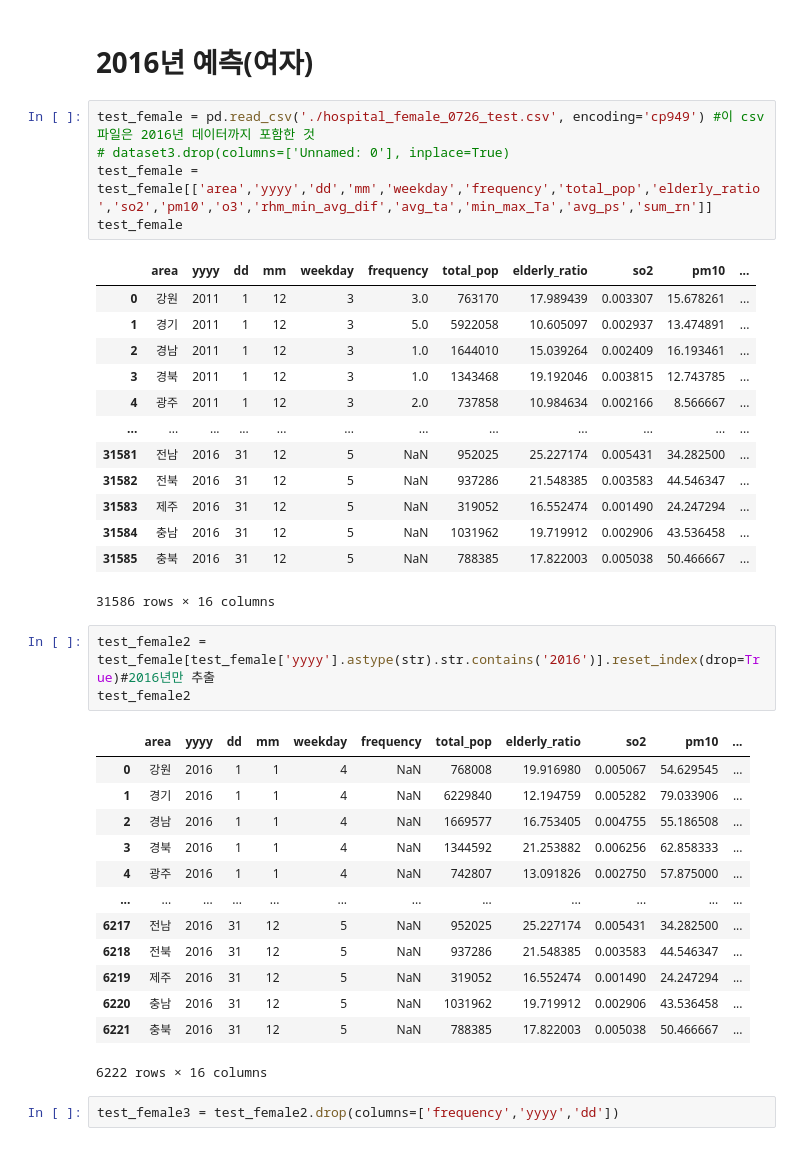
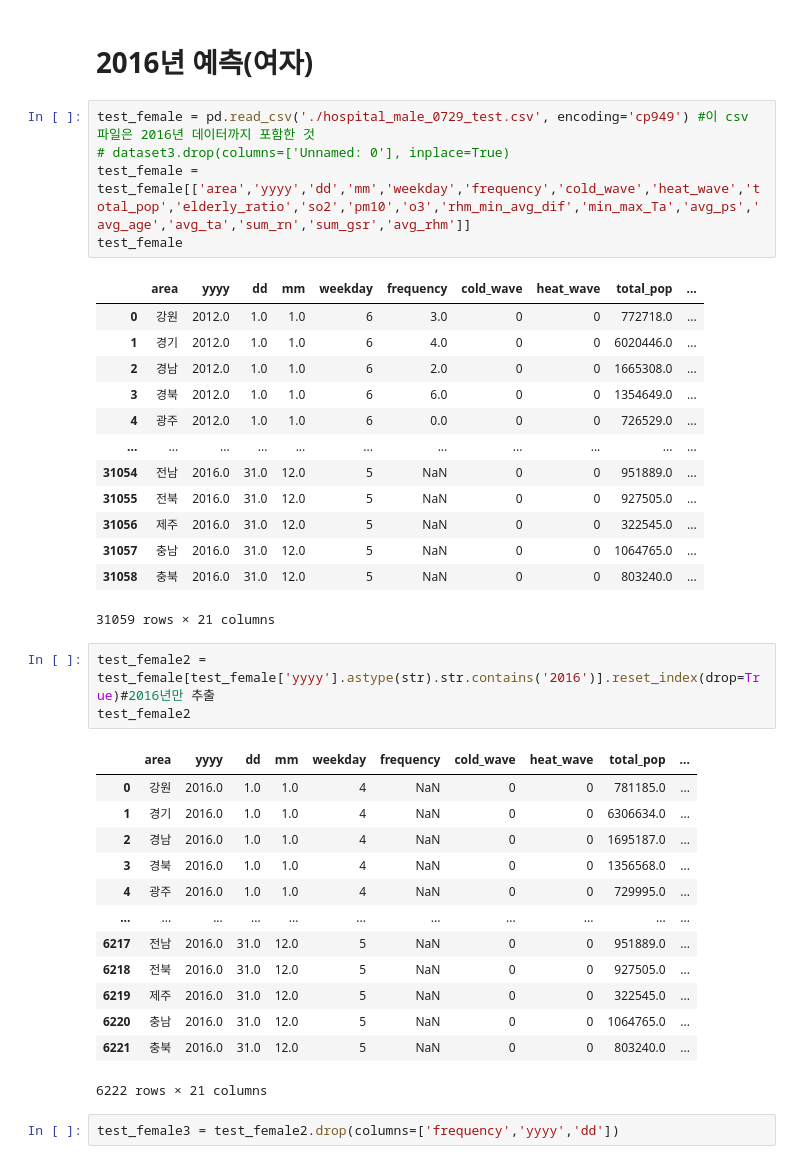
Before and after one commit to leech2193/weather_hospital_sowhat, a Jupyter notebook: 20220728_verification_changhun.ipynb, the cells around one changed output. Drawn from its saved outputs; the diff is of its cells as text.

```diff
--- a/20220728_verification_changhun.ipynb
+++ b/20220728_verification_changhun.ipynb
@@ -248,41 +299,41 @@ prediction_male[['Label']]
 # %% [markdown]
 # 2016년 예측(여자)
 # %%
-test_female = pd.read_csv('./hospital_female_0726_test.csv', encoding='cp949') #이 csv 파일은 2016년 데이터까지 포함한 것
+test_female = pd.read_csv('./hospital_male_0729_test.csv', encoding='cp949') #이 csv 파일은 2016년 데이터까지 포함한 것
 # dataset3.drop(columns=['Unnamed: 0'], inplace=True)
-test_female = test_female[['area','yyyy','dd','mm','weekday','frequency','total_pop','elderly_ratio','so2','pm10','o3','rhm_min_avg_dif','avg_ta','min_max_Ta','avg_ps','sum_rn']]
+test_female = test_female[['area','yyyy','dd','mm','weekday','frequency','cold_wave','heat_wave','total_pop','elderly_ratio','so2','pm10','o3','rhm_min_avg_dif','min_max_Ta','avg_ps','avg_age','avg_ta','sum_rn','sum_gsr','avg_rhm']]
 test_female
 # %% [output]
-|  | area | yyyy | dd | mm | weekday | frequency | total_pop | elderly_ratio | so2 | pm10 | ... |
-| 0 | 강원 | 2011 | 1 | 12 | 3 | 3.0 | 763170 | 17.989439 | 0.003307 | 15.678261 | ... |
-| 1 | 경기 | 2011 | 1 | 12 | 3 | 5.0 | 5922058 | 10.605097 | 0.002937 | 13.474891 | ... |
-| 2 | 경남 | 2011 | 1 | 12 | 3 | 1.0 | 1644010 | 15.039264 | 0.002409 | 16.193461 | ... |
-| 3 | 경북 | 2011 | 1 | 12 | 3 | 1.0 | 1343468 | 19.192046 | 0.003815 | 12.743785 | ... |
-| 4 | 광주 | 2011 | 1 | 12 | 3 | 2.0 | 737858 | 10.984634 | 0.002166 | 8.566667 | ... |
-| ... | ... | ... | ... | ... | ... | ... | ... | ... | ... | ... | ... |
-| 31581 | 전남 | 2016 | 31 | 12 | 5 | NaN | 952025 | 25.227174 | 0.005431 | 34.282500 | ... |
-| 31582 | 전북 | 2016 | 31 | 12 | 5 | NaN | 937286 | 21.548385 | 0.003583 | 44.546347 | ... |
-| 31583 | 제주 | 2016 | 31 | 12 | 5 | NaN | 319052 | 16.552474 | 0.001490 | 24.247294 | ... |
-| 31584 | 충남 | 2016 | 31 | 12 | 5 | NaN | 1031962 | 19.719912 | 0.002906 | 43.536458 | ... |
-| 31585 | 충북 | 2016 | 31 | 12 | 5 | NaN | 788385 | 17.822003 | 0.005038 | 50.466667 | ... |
+|  | area | yyyy | dd | mm | weekday | frequency | cold_wave | heat_wave | total_pop | ... |
+| 0 | 강원 | 2012.0 | 1.0 | 1.0 | 6 | 3.0 | 0 | 0 | 772718.0 | ... |
+| 1 | 경기 | 2012.0 | 1.0 | 1.0 | 6 | 4.0 | 0 | 0 | 6020446.0 | ... |
+| 2 | 경남 | 2012.0 | 1.0 | 1.0 | 6 | 2.0 | 0 | 0 | 1665308.0 | ... |
+| 3 | 경북 | 2012.0 | 1.0 | 1.0 | 6 | 6.0 | 0 | 0 | 1354649.0 | ... |
+| 4 | 광주 | 2012.0 | 1.0 | 1.0 | 6 | 0.0 | 0 | 0 | 726529.0 | ... |
+| ... | ... | ... | ... | ... | ... | ... | ... | ... | ... | ... |
+| 31054 | 전남 | 2016.0 | 31.0 | 12.0 | 5 | NaN | 0 | 0 | 951889.0 | ... |
+| 31055 | 전북 | 2016.0 | 31.0 | 12.0 | 5 | NaN | 0 | 0 | 927505.0 | ... |
+| 31056 | 제주 | 2016.0 | 31.0 | 12.0 | 5 | NaN | 0 | 0 | 322545.0 | ... |
+| 31057 | 충남 | 2016.0 | 31.0 | 12.0 | 5 | NaN | 0 | 0 | 1064765.0 | ... |
+| 31058 | 충북 | 2016.0 | 31.0 | 12.0 | 5 | NaN | 0 | 0 | 803240.0 | ... |
-31586 rows × 16 columns
+31059 rows × 21 columns
 # %%
 test_female2 = test_female[test_female['yyyy'].astype(str).str.contains('2016')].reset_index(drop=True)#2016년만 추출
 test_female2
 # %% [output]
-|  | area | yyyy | dd | mm | weekday | frequency | total_pop | elderly_ratio | so2 | pm10 | ... |
-| 0 | 강원 | 2016 | 1 | 1 | 4 | NaN | 768008 | 19.916980 | 0.005067 | 54.629545 | ... |
-| 1 | 경기 | 2016 | 1 | 1 | 4 | NaN | 6229840 | 12.194759 | 0.005282 | 79.033906 | ... |
-| 2 | 경남 | 2016 | 1 | 1 | 4 | NaN | 1669577 | 16.753405 | 0.004755 | 55.186508 | ... |
-| 3 | 경북 | 2016 | 1 | 1 | 4 | NaN | 1344592 | 21.253882 | 0.006256 | 62.858333 | ... |
-| 4 | 광주 | 2016 | 1 | 1 | 4 | NaN | 742807 | 13.091826 | 0.002750 | 57.875000 | ... |
-| ... | ... | ... | ... | ... | ... | ... | ... | ... | ... | ... | ... |
-| 6217 | 전남 | 2016 | 31 | 12 | 5 | NaN | 952025 | 25.227174 | 0.005431 | 34.282500 | ... |
-| 6218 | 전북 | 2016 | 31 | 12 | 5 | NaN | 937286 | 21.548385 | 0.003583 | 44.546347 | ... |
-| 6219 | 제주 | 2016 | 31 | 12 | 5 | NaN | 319052 | 16.552474 | 0.001490 | 24.247294 | ... |
-| 6220 | 충남 | 2016 | 31 | 12 | 5 | NaN | 1031962 | 19.719912 | 0.002906 | 43.536458 | ... |
-| 6221 | 충북 | 2016 | 31 | 12 | 5 | NaN | 788385 | 17.822003 | 0.005038 | 50.466667 | ... |
+|  | area | yyyy | dd | mm | weekday | frequency | cold_wave | heat_wave | total_pop | ... |
+| 0 | 강원 | 2016.0 | 1.0 | 1.0 | 4 | NaN | 0 | 0 | 781185.0 | ... |
+| 1 | 경기 | 2016.0 | 1.0 | 1.0 | 4 | NaN | 0 | 0 | 6306634.0 | ... |
+| 2 | 경남 | 2016.0 | 1.0 | 1.0 | 4 | NaN | 0 | 0 | 1695187.0 | ... |
+| 3 | 경북 | 2016.0 | 1.0 | 1.0 | 4 | NaN | 0 | 0 | 1356568.0 | ... |
+| 4 | 광주 | 2016.0 | 1.0 | 1.0 | 4 | NaN | 0 | 0 | 729995.0 | ... |
+| ... | ... | ... | ... | ... | ... | ... | ... | ... | ... | ... |
+| 6217 | 전남 | 2016.0 | 31.0 | 12.0 | 5 | NaN | 0 | 0 | 951889.0 | ... |
+| 6218 | 전북 | 2016.0 | 31.0 | 12.0 | 5 | NaN | 0 | 0 | 927505.0 | ... |
+| 6219 | 제주 | 2016.0 | 31.0 | 12.0 | 5 | NaN | 0 | 0 | 322545.0 | ... |
+| 6220 | 충남 | 2016.0 | 31.0 | 12.0 | 5 | NaN | 0 | 0 | 1064765.0 | ... |
+| 6221 | 충북 | 2016.0 | 31.0 | 12.0 | 5 | NaN | 0 | 0 | 803240.0 | ... |
-6222 rows × 16 columns
+6222 rows × 21 columns
 # %%
 test_female3 = test_female2.drop(columns=['frequency','yyyy','dd'])
 # %%
```
Also changed, not shown: parts of 23 cells of this notebook.
